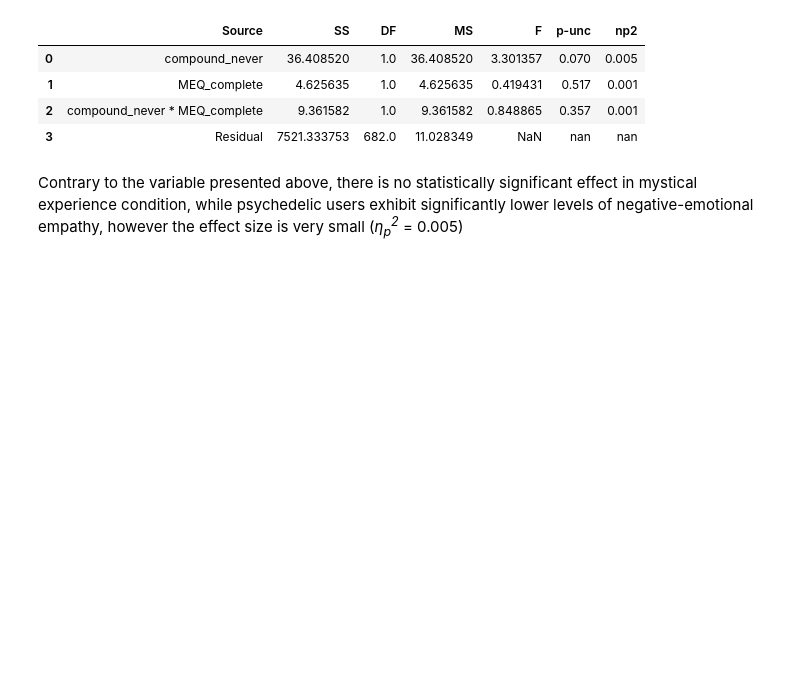
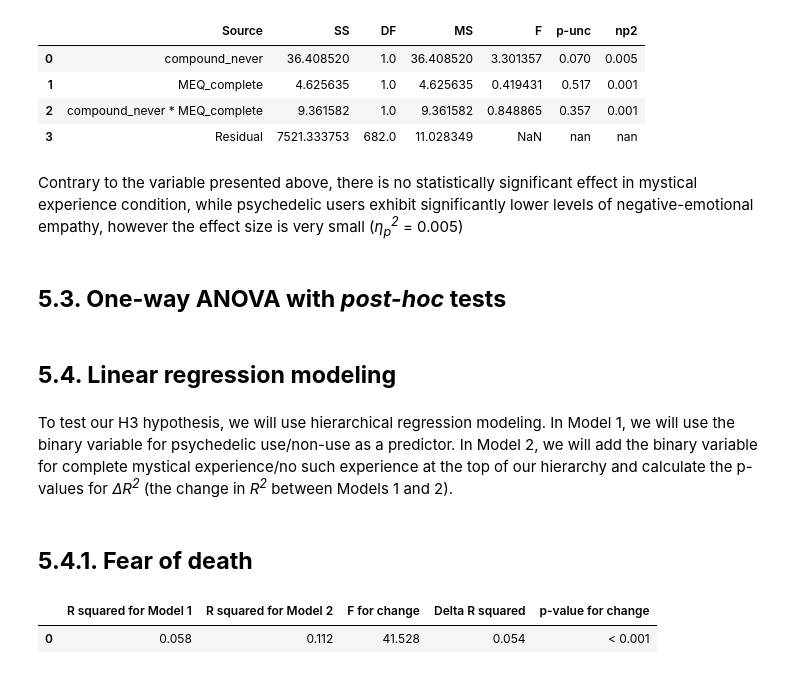
Before and after one commit to michal-owsiak/swps-university-research, a Jupyter notebook: research.ipynb, the cells around one changed output. Cells and saved outputs as stored; diff of their text form; code cells hidden in the pictures; blank space fills up the shorter version.

Commit message:
hierarchical regression modeling for fear of death added

```diff
--- a/research.ipynb
+++ b/research.ipynb
@@ -925,3 +927,43 @@ PES_negative_ANOVA
 | 3 | Residual | 7521.333753 | 682.0 | 11.028349 | NaN | nan | nan |
 # %% [markdown]
 Contrary to the variable presented above, there is no statistically significant effect in mystical experience condition, while psychedelic users exhibit significantly lower levels of negative-emotional empathy, however the effect size is very small (*η<sub>p</sub><sup>2</sup>* = 0.005)
+# %% [markdown]
+## **5.3. One-way ANOVA with *post-hoc* tests**
+# %% [markdown]
+## **5.4. Linear regression modeling**
+# %% [markdown]
+To test our H3 hypothesis, we will use hierarchical regression modeling. In Model 1, we will use the binary variable for psychedelic use/non-use as a predictor. In Model 2, we will add the binary variable for complete mystical experience/no such experience at the top of our hierarchy and calculate the p-values for *ΔR<sup>2</sup>* (the change in *R<sup>2</sup>* between Models 1 and 2).
+# %% [markdown]
+## **5.4.1. Fear of death**
+# %%
+model1 = ols("DAP_R_sum ~ compound_never", data=df).fit()
+
+model2 = ols("DAP_R_sum ~ compound_never + MEQ_complete", data=df).fit()
+
+delta_r2 = model2.rsquared - model1.rsquared
+delta_df = model2.df_model - model1.df_model
+resid_df2 = model2.df_resid
+delta_f = (model1.ssr - model2.ssr) / delta_df / model2.mse_resid
+
+if delta_df != 0:
+    delta_f = (delta_r2 / delta_df) / ((1 - model2.rsquared) / resid_df2)
+    p_value = f.sf(delta_f, delta_df, resid_df2)
+else:
+    delta_f = float('nan')
+    p_value = float('nan')
+
+p_value = f.sf(delta_f, delta_df, model2.df_resid)
+formatted_p_value = "< 0.001" if p_value < 0.001 else f"{p_value:.3f}"
+
+summary_table = pd.DataFrame({
+    'R squared for Model 1': [f"{model1.rsquared:.3f}"],
+    'R squared for Model 2': [f"{model2.rsquared:.3f}"],
+    'F for change': [f"{delta_f:.3f}"],
+    'Delta R squared': [f"{delta_r2:.3f}"],
+    'p-value for change': [formatted_p_value]
+})
+
+summary_table
+# %% [output]
+|  | R squared for Model 1 | R squared for Model 2 | F for change | Delta R squared | p-value for change |
+| 0 | 0.058 | 0.112 | 41.528 | 0.054 | < 0.001 |
```
Also changed, not shown: parts of 1 cell of this notebook.
